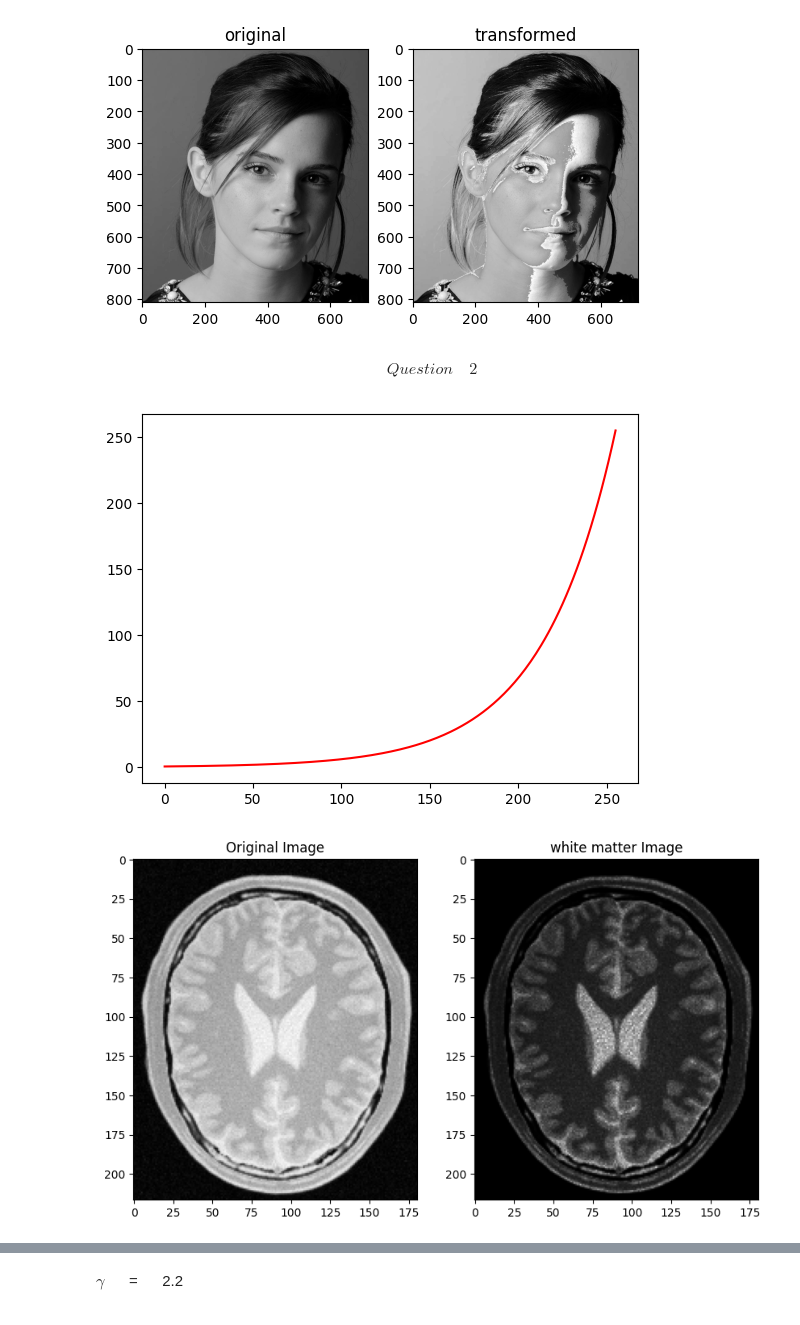
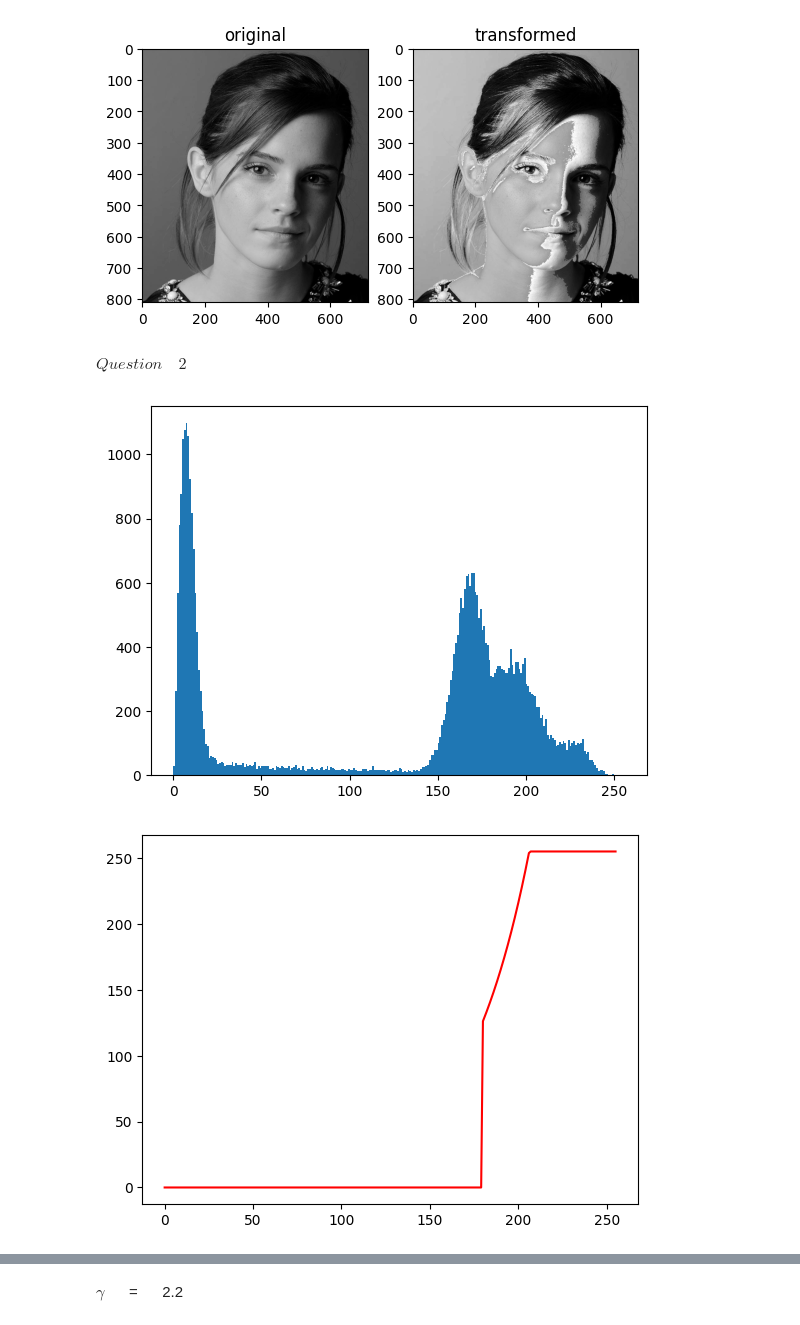
Before and after one commit to TishanSathruwan/ImageProcessing_MachineVision, a Jupyter notebook: Assignments/Assignment_1/Assignment_01.ipynb, the cells around one changed output, grey strips where cells are left out. Saved outputs shown, nothing was run; the diff lists cells and outputs as text; code cells hidden in the pictures.

Commit message:
upto question 7

```diff
--- a/Assignments/Assignment_1/Assignment_01.ipynb
+++ b/Assignments/Assignment_1/Assignment_01.ipynb
@@ -45,17 +45,26 @@ plt.show()
 [figure]
 [figure]
 # %% [markdown]
-$$ Question \quad 2 $$
+$ Question \quad 2 $
 # %%
 img_2 = cv.imread('BrainProtonDensitySlice9.png', cv.IMREAD_GRAYSCALE)
 
+#plot histrogram
+plt.hist(img_2.ravel(), 256, [0,256])
+plt.show()
 
-# (a) accentuate white matter
+
+#(a) accentuate white matter
 
 # tranformer 1
 list_1 = np.arange(0,256)
-t_2 = 5**(0.015*list_1)
-t_2 = (t_2/np.max(t_2))*255
+# t_2 = 6**(0.015*list_1)
+# t_2 = (t_2/np.max(t_2))*255
+
+t_2 = np.zeros(256)
+
+t_2[180:] = np.clip((6**(0.015*list_1[180:])),a_min=None , a_max=255)
+
 
 img_2_transformed= cv.LUT(img_2, t_2.astype('uint8'))
 plt.plot(list_1, t_2, 'r')
@@ -66,32 +75,32 @@ plt.subplot(1,2,1)
 plt.imshow(img_2, cmap='gray')
 plt.title('Original Image')
 plt.subplot(1,2,2)
 plt.imshow(img_2_transformed, cmap='gray')
 plt.title('white matter Image')
 plt.show()
 
 
 # (b) accentuate gray matter
 
 # tranformer 2
 mean = 150
 std_dev = 25
 x = np.linspace(0, 255, 256)
 y = (1 / (std_dev * np.sqrt(2 * np.pi))) * np.exp(-0.5 * ((x - mean) / std_dev)**2)
 t_3 = (y - np.min(y)) * 255 / (np.max(y) - np.min(y))
 
 img_2_transformed_2= cv.LUT(img_2, t_3.astype('uint8'))
 plt.plot(list_1, t_3, 'g')
 
 #plot two images
 plt.figure(figsize=(10,10))
 plt.subplot(1,2,1)
 plt.imshow(img_2, cmap='gray')
 plt.title('Original Image')
 plt.subplot(1,2,2)
 plt.imshow(img_2_transformed_2, cmap='gray')
 plt.title('gray matter Image')
 plt.show()
 # %% [output]
-[figure, old version]
+[figure, new version]
-[figure, old version]
+[figure, new version]
```
Also changed, not shown: parts of 13 cells of this notebook.
